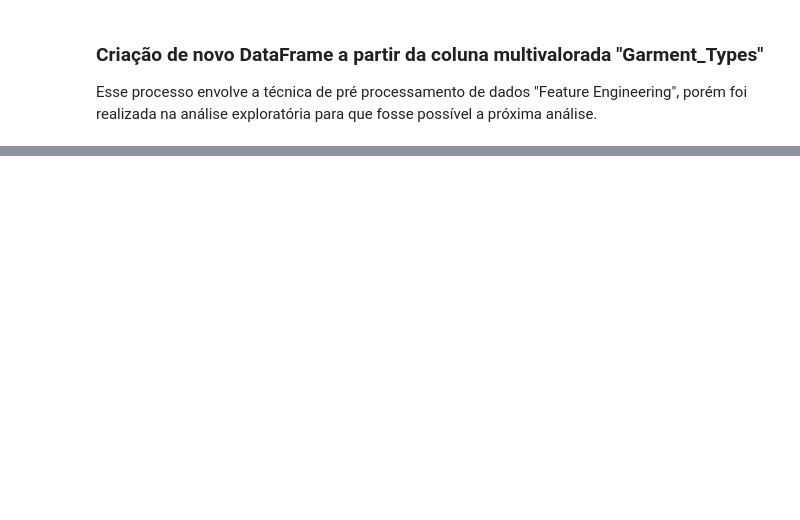
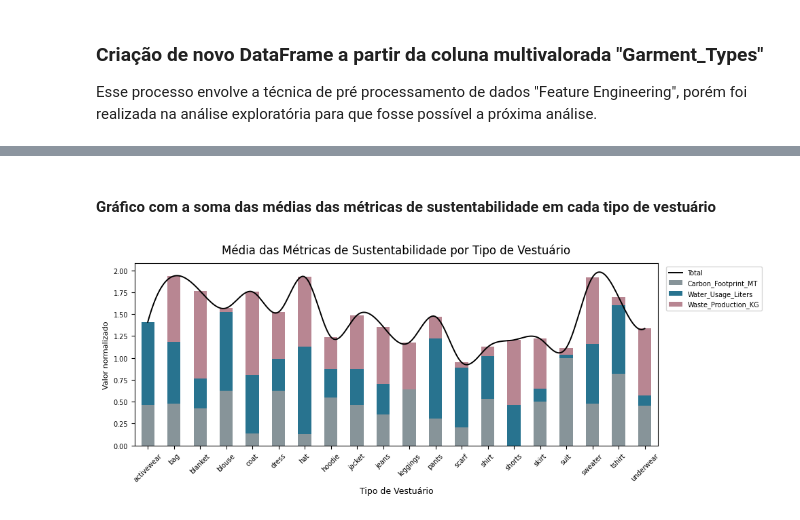
Before and after one commit to rebecapaes/MVP-posgrad-analise-dados, a Jupyter notebook: MVP_AnáliseDeDados_RebecaPaes.ipynb, the cells around one changed output, grey strips where cells are left out. Cells and saved outputs as stored; diff of their text form; code cells hidden in the pictures; blank space fills up the shorter version.

```diff
--- a/MVP_AnáliseDeDados_RebecaPaes.ipynb
+++ b/MVP_AnáliseDeDados_RebecaPaes.ipynb
@@ -894,0 +751,10 @@ novo_df = df[df['col'] > 5]
+# %%
+df_garment_sust = df_garment.merge(
+    df_sustainable_limpo[['tecido', 'Carbon_Footprint_MT', 'Water_Usage_Liters', 'Waste_Production_KG']],
+    on='tecido',
+    how='left'
+)
+
+# verificando funcionamento do código
+print(df_garment_sust.shape)
+df_garment_sust.head()
@@ -894,0 +771,4 @@ novo_df = df[df['col'] > 5]
+# %%
+media_garment = df_garment_sust.groupby('garment_types')[['Carbon_Footprint_MT', 'Water_Usage_Liters', 'Waste_Production_KG']].mean()
+print(media_garment)
+print(media_garment.shape)
@@ -894,0 +793,50 @@ novo_df = df[df['col'] > 5]
+# %% [markdown]
+#### Gráfico com a soma das médias das métricas de sustentabilidade em cada tipo de vestuário
+# %%
+metricas = ['Carbon_Footprint_MT', 'Water_Usage_Liters', 'Waste_Production_KG']
+cores_metricas = {
+    'Carbon_Footprint_MT': '#879499',
+    'Water_Usage_Liters': '#28738f',
+    'Waste_Production_KG': '#b88692'
+}
+
+# normalizar
+media_garment_norm = (media_garment - media_garment.min()) / (media_garment.max() - media_garment.min())
+
+ax = media_garment_norm.plot(
+    kind='bar',
+    stacked=True,
+    figsize=(10, 4),
+    color=list(cores_metricas.values()),
+    width=0.5
+)
+
+# calcular totais
+totais = media_garment_norm.sum(axis=1)
+
+# criar pontos interpolados
+x = np.arange(len(totais))
+x_smooth = np.linspace(x.min(), x.max(), 300)
+spline = make_interp_spline(x, totais.values, k=3)
+y_smooth = spline(x_smooth)
+
+# plotar linha suavizada
+ax.plot(
+    x_smooth,
+    y_smooth,
+    color='black',
+    linewidth=1.4,
+    linestyle='-',
+    label='Total'
+)
+
+plt.title('Média das Métricas de Sustentabilidade por Tipo de Vestuário', fontsize=12, pad=10)
+plt.xlabel('Tipo de Vestuário', fontsize=9)
+plt.ylabel('Valor normalizado', fontsize=8)
+plt.xticks(fontsize=7, rotation=45)
+plt.yticks(fontsize=7)
+plt.legend(fontsize=7, bbox_to_anchor=(1.01, 1), loc='upper left')
+plt.tight_layout()
+plt.show()
+# %% [output]
+[figure, added]
```
Also changed, not shown: parts of 87 cells of this notebook.
